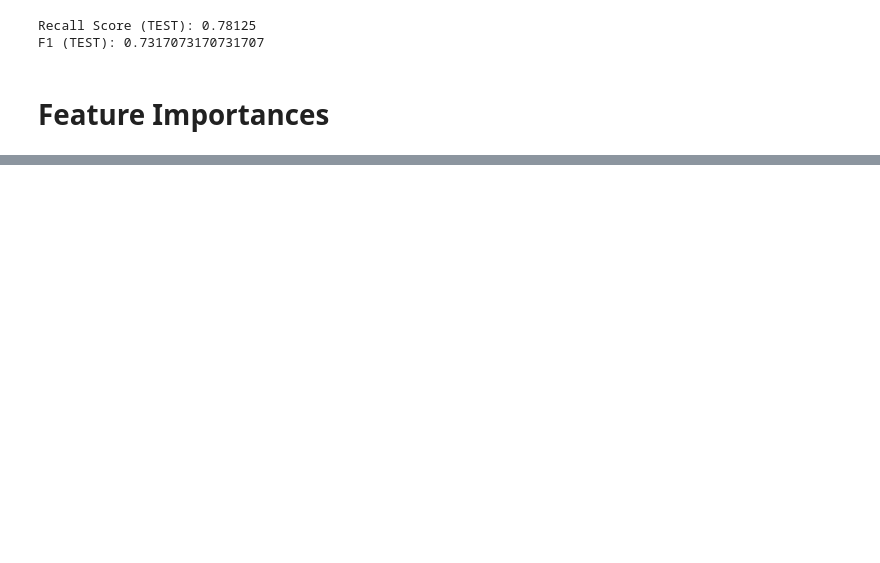
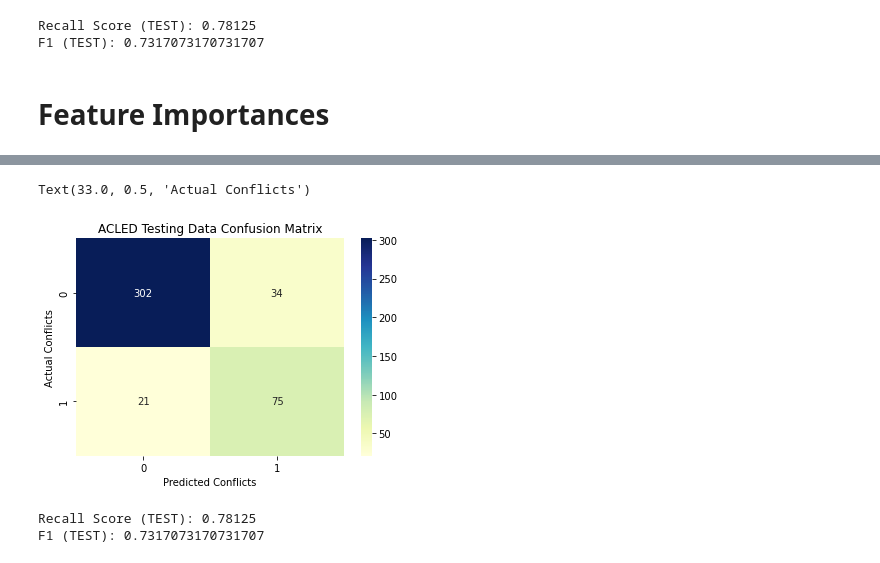
Before and after one commit to fs247/CSI777_Final_Project, a Jupyter notebook: ACLED.ipynb, the cells around one changed output, grey strips where cells are left out. Drawn from its saved outputs; the diff is of its cells as text; code cells hidden in the pictures; blank space fills up the shorter version.

```diff
--- a/ACLED.ipynb
+++ b/ACLED.ipynb
@@ -717,0 +878,2 @@ Feature ranking:
+# %%
+y_test_pred = rf.predict(X_test)
@@ -717,0 +896,16 @@ Feature ranking:
+# %%
+cm  = confusion_matrix(y_test, y_test_pred)
+
+ax = sns.heatmap(cm, annot=True, fmt='g', cmap="YlGnBu")
+ax.set_title('ACLED Testing Data Confusion Matrix')
+ax.set_xlabel('Predicted Conflicts')
+ax.set_ylabel('Actual Conflicts')
+# %% [output]
+Text(33.0, 0.5, 'Actual Conflicts')
+[figure, added]
+# %%
+print("Recall Score (TEST): " + str(recall_score(y_test, y_test_pred)))
+print("F1 (TEST): " + str(f1_score(y_test, y_test_pred)))
+# %% [output]
+Recall Score (TEST): 0.78125
+F1 (TEST): 0.7317073170731707
```
Also changed, not shown: parts of 33 cells of this notebook.
